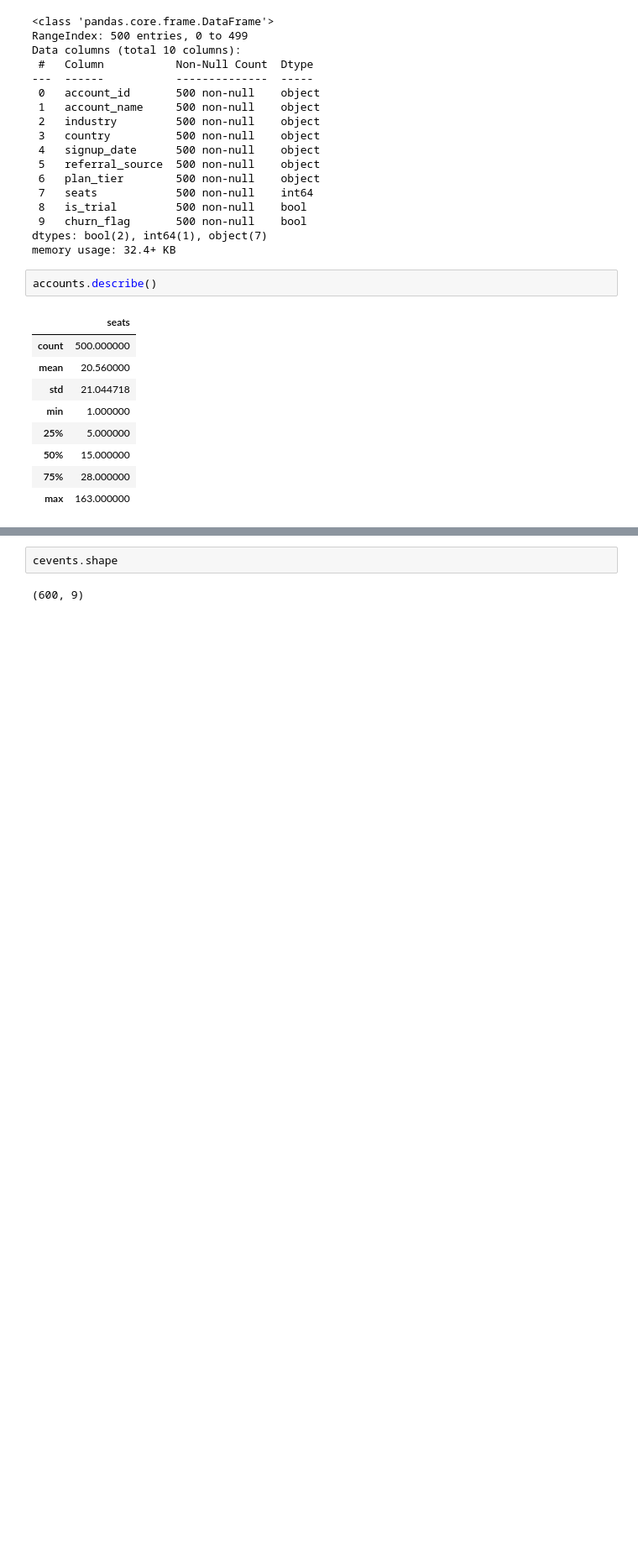
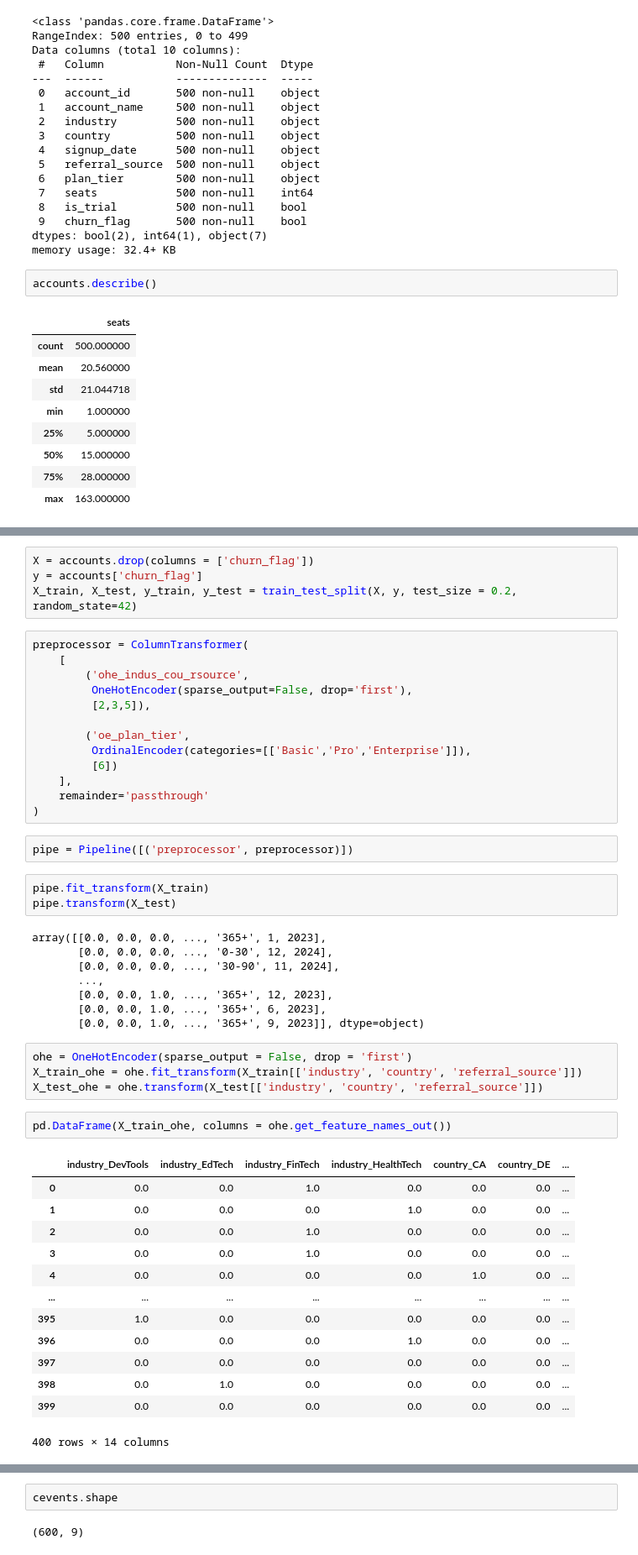
Before and after one commit to ShazanRafi/saas-churn-prediction, a Jupyter notebook: SaaS_Churning_Prediction.ipynb, the cells around one changed output, grey strips where cells are left out. Shown at 84% size. Cells and saved outputs as stored; diff of their text form; blank space fills up the shorter version.

```diff
--- a/SaaS_Churning_Prediction.ipynb
+++ b/SaaS_Churning_Prediction.ipynb
@@ -60,3 +202,53 @@ accounts.describe()
+# %%
+X = accounts.drop(columns = ['churn_flag'])
+y = accounts['churn_flag']
+X_train, X_test, y_train, y_test = train_test_split(X, y, test_size = 0.2, random_state=42)
+# %%
+preprocessor = ColumnTransformer(
+    [
+        ('ohe_indus_cou_rsource',
+         OneHotEncoder(sparse_output=False, drop='first'),
+         [2,3,5]),
+
+        ('oe_plan_tier',
+         OrdinalEncoder(categories=[['Basic','Pro','Enterprise']]),
+         [6])
+    ],
+    remainder='passthrough'
+)
+# %%
+pipe = Pipeline([('preprocessor', preprocessor)])
+# %%
+pipe.fit_transform(X_train)
+pipe.transform(X_test)
+# %% [output]
+array([[0.0, 0.0, 0.0, ..., '365+', 1, 2023],
+       [0.0, 0.0, 0.0, ..., '0-30', 12, 2024],
+       [0.0, 0.0, 0.0, ..., '30-90', 11, 2024],
+       ...,
+       [0.0, 0.0, 1.0, ..., '365+', 12, 2023],
+       [0.0, 0.0, 1.0, ..., '365+', 6, 2023],
+       [0.0, 0.0, 1.0, ..., '365+', 9, 2023]], dtype=object)
+# %%
+ohe = OneHotEncoder(sparse_output = False, drop = 'first')
+X_train_ohe = ohe.fit_transform(X_train[['industry', 'country', 'referral_source']])
+X_test_ohe = ohe.transform(X_test[['industry', 'country', 'referral_source']])
+# %%
+pd.DataFrame(X_train_ohe, columns = ohe.get_feature_names_out())
+# %% [output]
+|  | industry_DevTools | industry_EdTech | industry_FinTech | industry_HealthTech | country_CA | country_DE | ... |
+| 0 | 0.0 | 0.0 | 1.0 | 0.0 | 0.0 | 0.0 | ... |
+| 1 | 0.0 | 0.0 | 0.0 | 1.0 | 0.0 | 0.0 | ... |
+| 2 | 0.0 | 0.0 | 1.0 | 0.0 | 0.0 | 0.0 | ... |
+| 3 | 0.0 | 0.0 | 1.0 | 0.0 | 0.0 | 0.0 | ... |
+| 4 | 0.0 | 0.0 | 0.0 | 0.0 | 1.0 | 0.0 | ... |
+| ... | ... | ... | ... | ... | ... | ... | ... |
+| 395 | 1.0 | 0.0 | 0.0 | 0.0 | 0.0 | 0.0 | ... |
+| 396 | 0.0 | 0.0 | 0.0 | 1.0 | 0.0 | 0.0 | ... |
+| 397 | 0.0 | 0.0 | 0.0 | 0.0 | 0.0 | 0.0 | ... |
+| 398 | 0.0 | 1.0 | 0.0 | 0.0 | 0.0 | 0.0 | ... |
+| 399 | 0.0 | 0.0 | 0.0 | 0.0 | 0.0 | 0.0 | ... |
+400 rows × 14 columns
 # %%
 cevents.sample(2)
 # %% [output]
```
Also changed, not shown: parts of 26 cells of this notebook.
